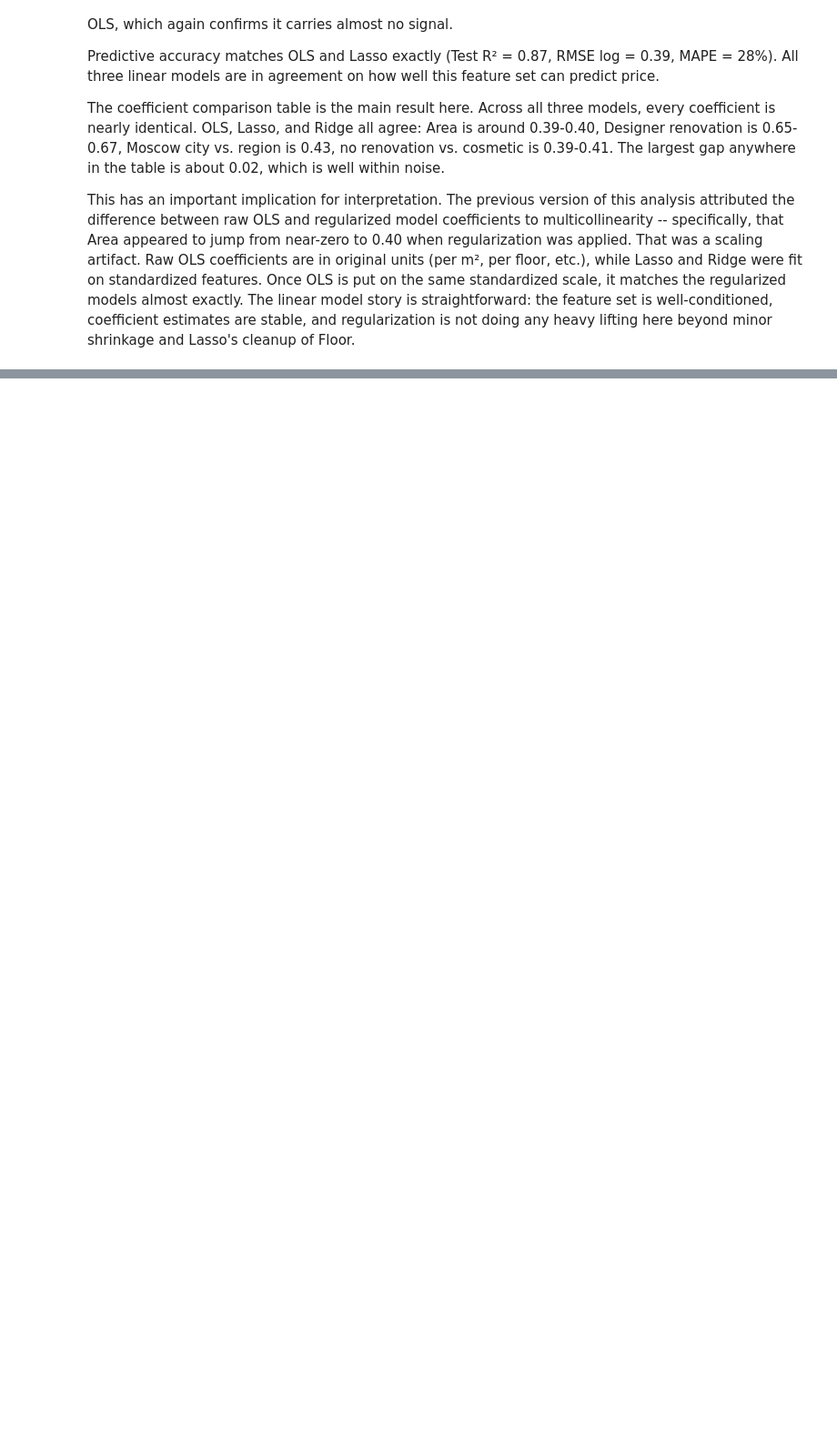
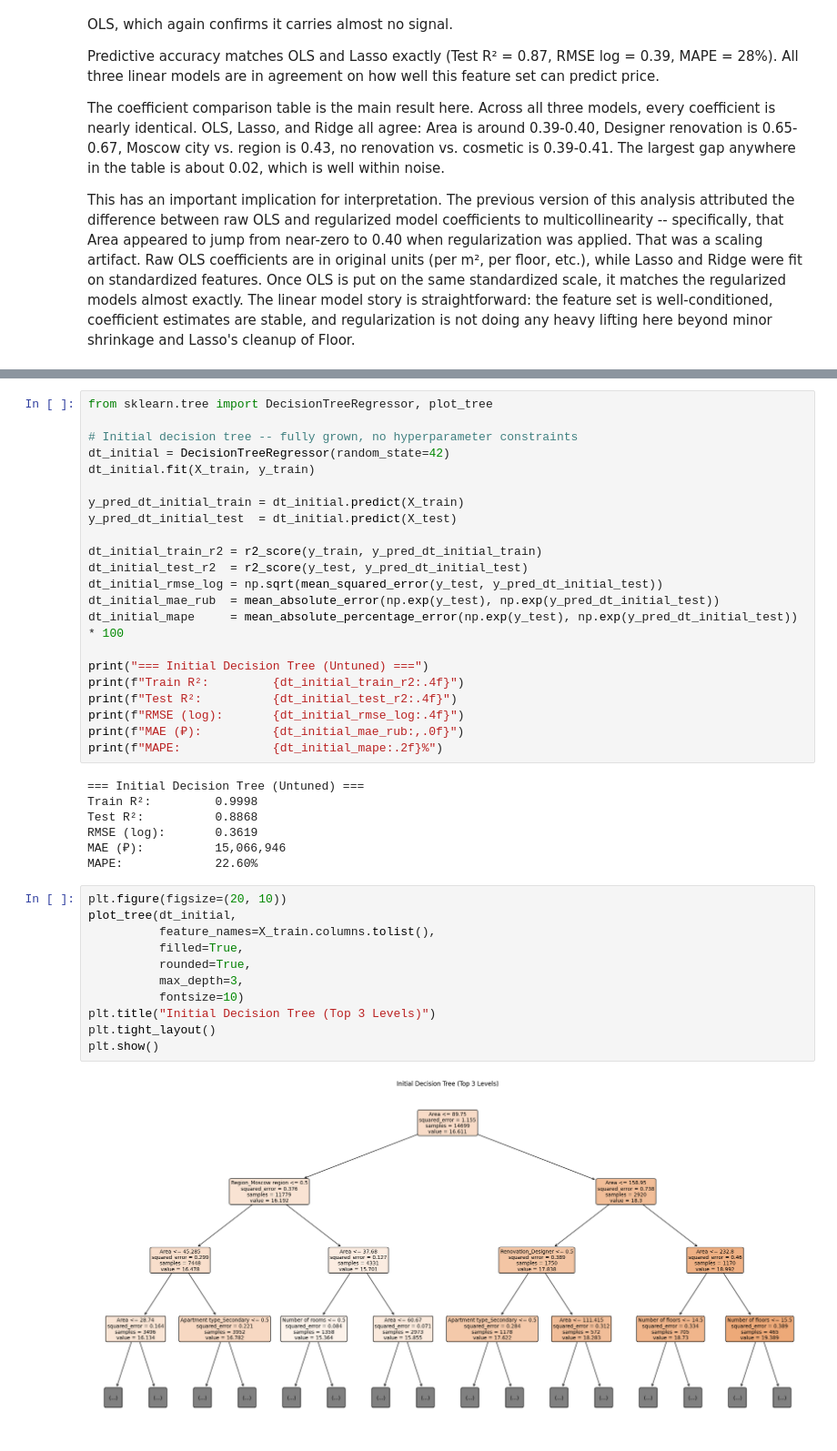
Before and after one commit to dylan123104/Housing-Class-Project, a Jupyter notebook: modeling.ipynb, the cells around one changed output, grey strips where cells are left out. Shown at 91% size. Cells and saved outputs as stored; diff of their text form; blank space fills up the shorter version.

Commit message:
Finished the Neural Network and Fixes CART and Random Forest models

```diff
--- a/modeling.ipynb
+++ b/modeling.ipynb
@@ -291,0 +294,42 @@ This has an important implication for interpretation. The previous version of th
+# %%
+from sklearn.tree import DecisionTreeRegressor, plot_tree
+
+# Initial decision tree -- fully grown, no hyperparameter constraints
+dt_initial = DecisionTreeRegressor(random_state=42)
+dt_initial.fit(X_train, y_train)
+
+y_pred_dt_initial_train = dt_initial.predict(X_train)
+y_pred_dt_initial_test  = dt_initial.predict(X_test)
+
+dt_initial_train_r2 = r2_score(y_train, y_pred_dt_initial_train)
+dt_initial_test_r2  = r2_score(y_test, y_pred_dt_initial_test)
+dt_initial_rmse_log = np.sqrt(mean_squared_error(y_test, y_pred_dt_initial_test))
+dt_initial_mae_rub  = mean_absolute_error(np.exp(y_test), np.exp(y_pred_dt_initial_test))
+dt_initial_mape     = mean_absolute_percentage_error(np.exp(y_test), np.exp(y_pred_dt_initial_test)) * 100
+
+print("=== Initial Decision Tree (Untuned) ===")
+print(f"Train R²:         {dt_initial_train_r2:.4f}")
+print(f"Test R²:          {dt_initial_test_r2:.4f}")
+print(f"RMSE (log):       {dt_initial_rmse_log:.4f}")
+print(f"MAE (₽):          {dt_initial_mae_rub:,.0f}")
+print(f"MAPE:             {dt_initial_mape:.2f}%")
+# %% [output]
+=== Initial Decision Tree (Untuned) ===
+Train R²:         0.9998
+Test R²:          0.8868
+RMSE (log):       0.3619
+MAE (₽):          15,066,946
+MAPE:             22.60%
+# %%
+plt.figure(figsize=(20, 10))
+plot_tree(dt_initial,
+          feature_names=X_train.columns.tolist(),
+          filled=True,
+          rounded=True,
+          max_depth=3,
+          fontsize=10)
+plt.title("Initial Decision Tree (Top 3 Levels)")
+plt.tight_layout()
+plt.show()
+# %% [output]
+[figure, added]
```
Also changed, not shown: parts of 23 cells of this notebook.
